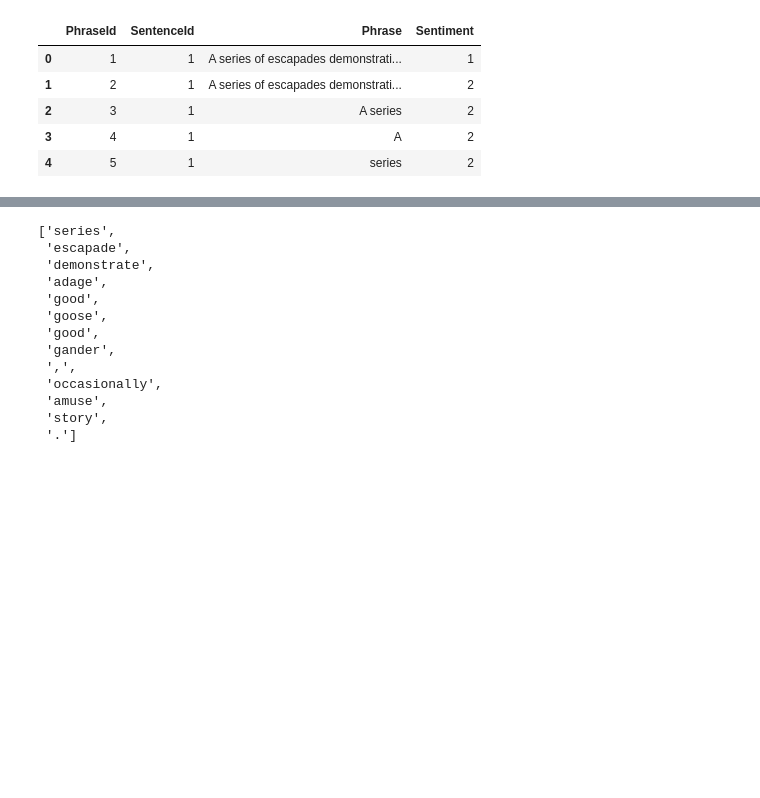
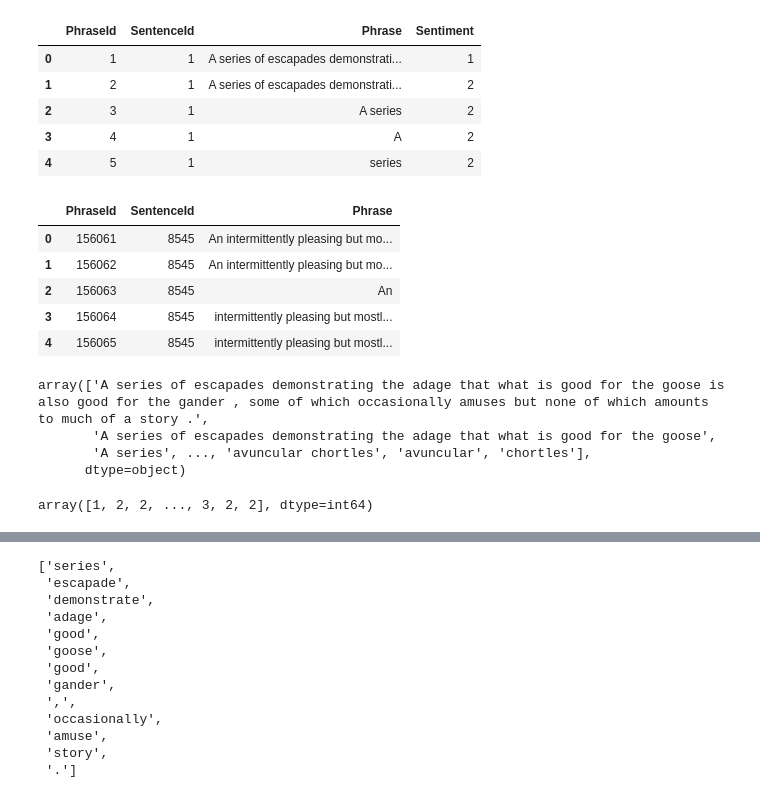
Before and after one commit to PrithviAnilK/mrsa, a Jupyter notebook: notebooks/preprocess.ipynb, the cells around one changed output, grey strips where cells are left out. Drawn from its saved outputs; the diff is of its cells as text; code cells hidden in the pictures; blank space fills up the shorter version.

```diff
--- a/notebooks/preprocess.ipynb
+++ b/notebooks/preprocess.ipynb
@@ -7,3 +9,4 @@ from tqdm import notebook
 # %%
 TRAIN_PATH = '../dataset/train.tsv'
+TEST_PATH = '../dataset/test.tsv'
 # %%
@@ -17,4 +20,15 @@ df.head()
 | 2 | 3 | 1 | A series | 2 |
 | 3 | 4 | 1 | A | 2 |
 | 4 | 5 | 1 | series | 2 |
+# %%
+df_test = pd.read_csv(TEST_PATH, sep = '\t')
+# %%
+df_test.head()
+# %% [output]
+|  | PhraseId | SentenceId | Phrase |
+| 0 | 156061 | 8545 | An intermittently pleasing but mo... |
+| 1 | 156062 | 8545 | An intermittently pleasing but mo... |
+| 2 | 156063 | 8545 | An |
+| 3 | 156064 | 8545 | intermittently pleasing but mostl... |
+| 4 | 156065 | 8545 | intermittently pleasing but mostl... |
 # %%
@@ -23,0 +38,11 @@ Y = df.Sentiment.values
+# %%
+X_train
+# %% [output]
+array(['A series of escapades demonstrating the adage that what is good for the goose is also good for the gander , some of which occasionally amuses but none of which amounts to much of a story .',
+       'A series of escapades demonstrating the adage that what is good for the goose',
+       'A series', ..., 'avuncular chortles', 'avuncular', 'chortles'],
+      dtype=object)
+# %%
+Y_train
+# %% [output]
+array([1, 2, 2, ..., 3, 2, 2], dtype=int64)
```
Also changed, not shown: parts of 19 cells of this notebook, 9 other files.
